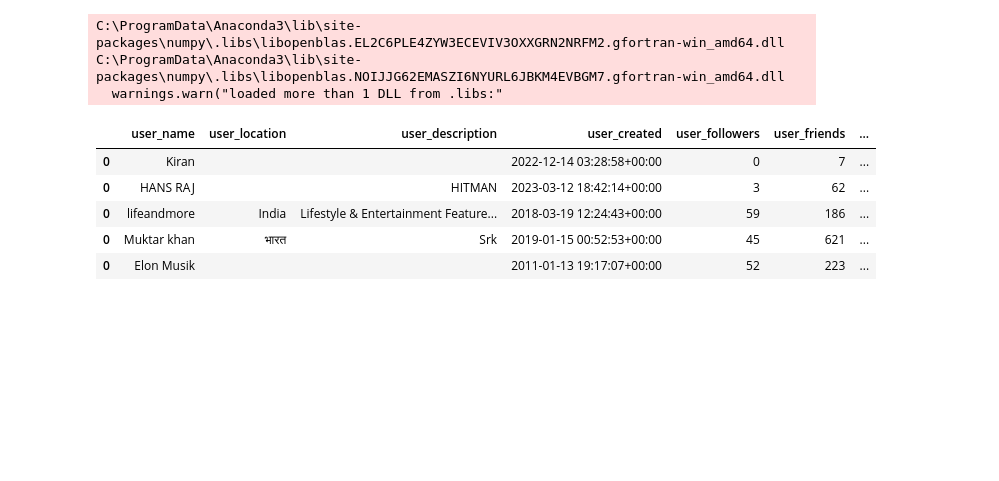
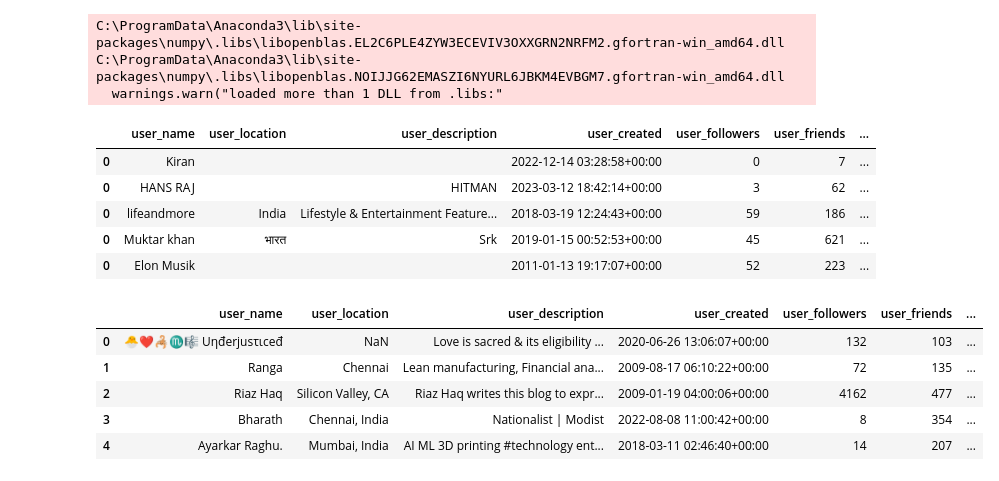
Before and after one commit to encrebidle/TweetMapper, a Jupyter notebook: ETL_tweet_data.ipynb, the cells around one changed output. Saved outputs shown, nothing was run; the diff lists cells and outputs as text; code cells hidden in the pictures; blank space fills up the shorter version.

```diff
--- a/ETL_tweet_data.ipynb
+++ b/ETL_tweet_data.ipynb
@@ -169,4 +169,13 @@ import seaborn as sns
 import folium
 from folium.plugins import HeatMapWithTime, TimestampedGeoJson
 
-tweets = pd.read_csv('../input/covid19-tweets/.csv')
+tweets = pd.read_csv('modi_tweets.csv')
+# %%
+tweets.head()
+# %% [output]
+|  | user_name | user_location | user_description | user_created | user_followers | user_friends | ... |
+| 0 | 🐣❤️🦂♏🎼 Uηđеrjusτιсеđ | NaN | Love is sacred & its eligibility ... | 2020-06-26 13:06:07+00:00 | 132 | 103 | ... |
+| 1 | Ranga | Chennai | Lean manufacturing, Financial ana... | 2009-08-17 06:10:22+00:00 | 72 | 135 | ... |
+| 2 | Riaz Haq | Silicon Valley, CA | Riaz Haq writes this blog to expr... | 2009-01-19 04:00:06+00:00 | 4162 | 477 | ... |
+| 3 | Bharath | Chennai, India | Nationalist | Modist | 2022-08-08 11:00:42+00:00 | 8 | 354 | ... |
+| 4 | Ayarkar Raghu. | Mumbai, India | AI ML 3D printing #technology ent... | 2018-03-11 02:46:40+00:00 | 14 | 207 | ... |
```
Also changed, not shown: parts of 2 cells of this notebook, 5 other files.
